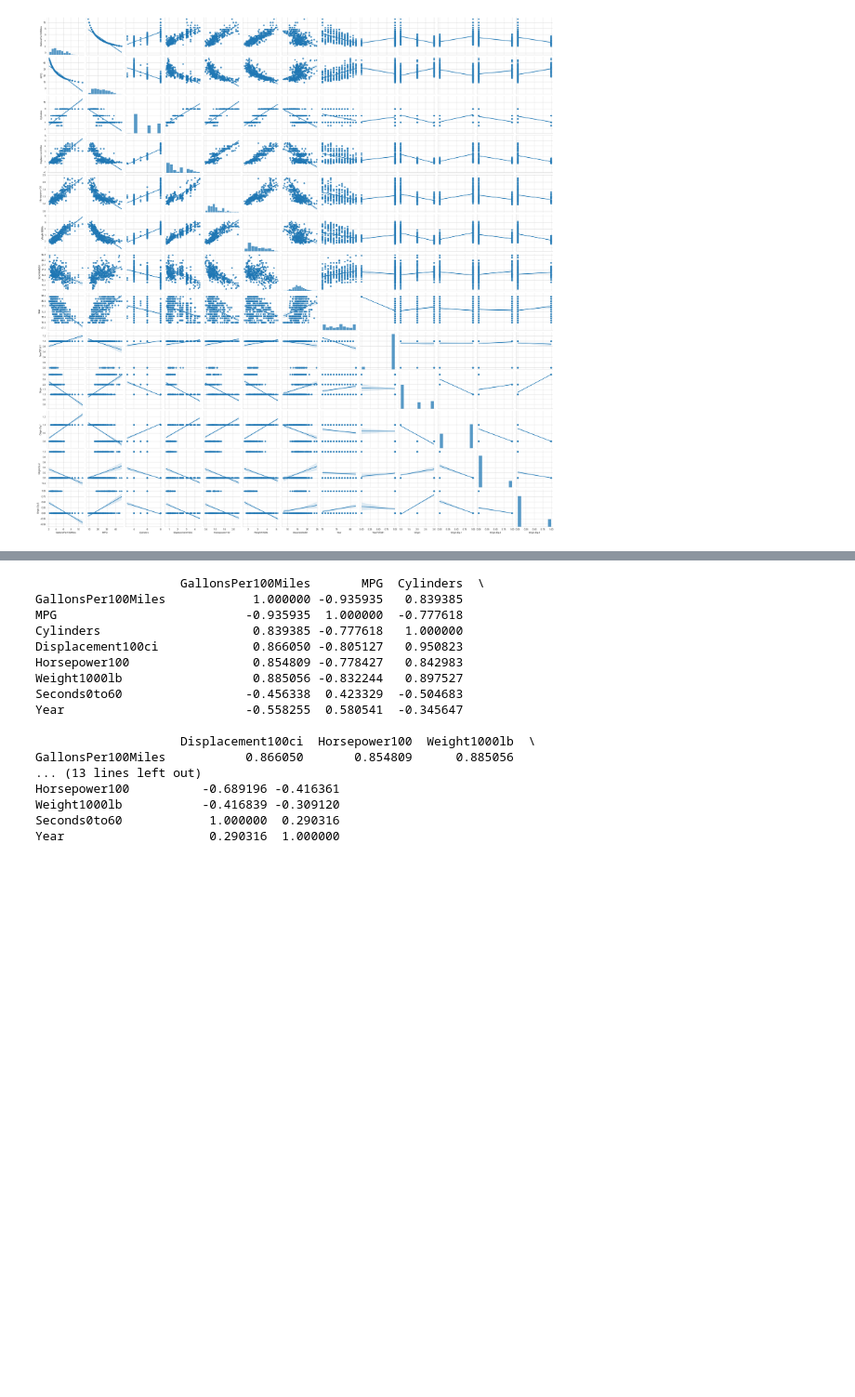
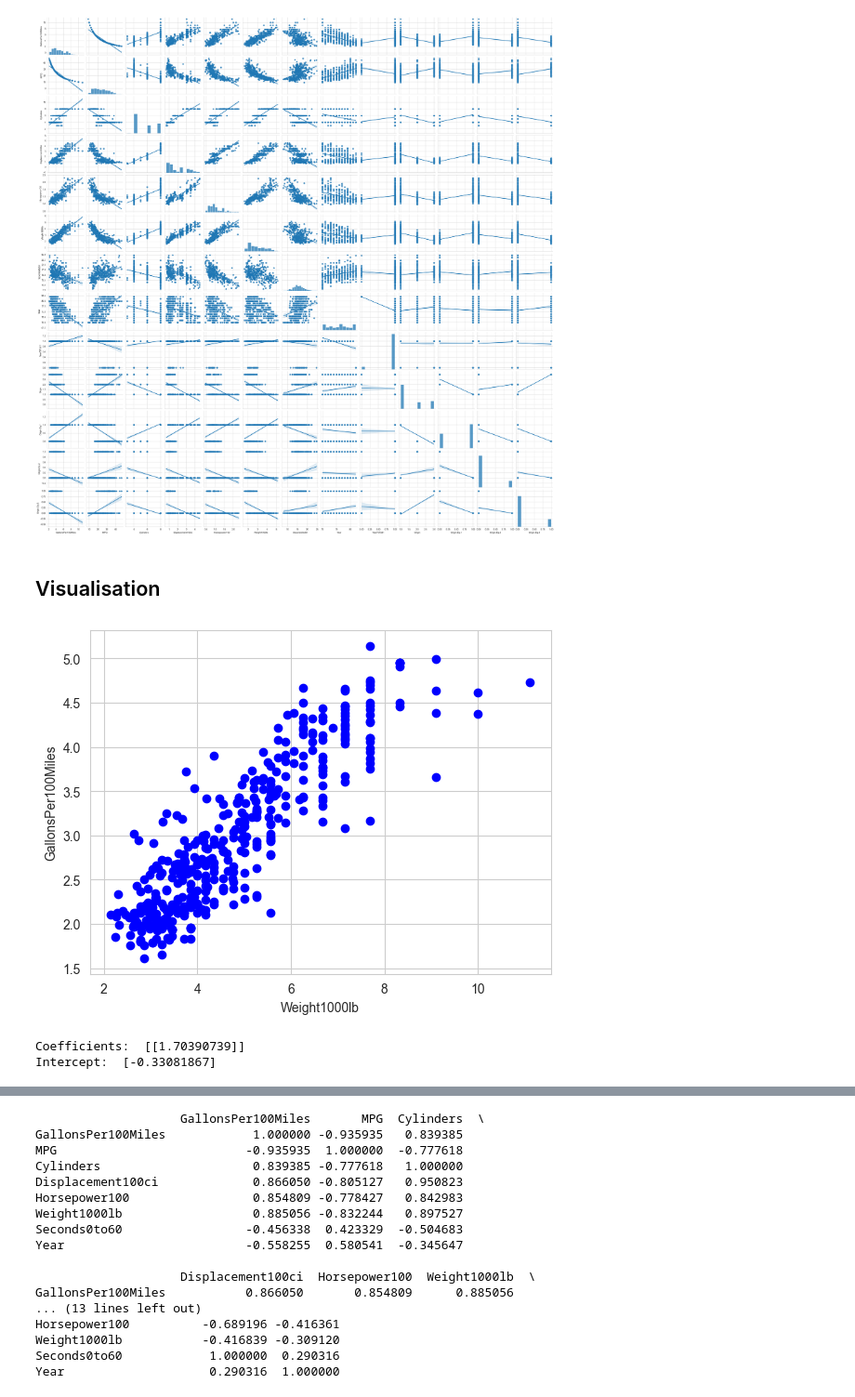
Before and after one commit to gibanator/assignment_3, a Jupyter notebook: lin_reg_gg.ipynb, the cells around one changed output, grey strips where cells are left out. Shown at 93% size. Cells and saved outputs as stored; diff of their text form; code cells hidden in the pictures; blank space fills up the shorter version.

Commit message:
graphs for Andrei

```diff
--- a/lin_reg_gg.ipynb
+++ b/lin_reg_gg.ipynb
@@ -117,3 +117,12 @@ sns.pairplot(df, kind='reg')
 # %% [output]
 <seaborn.axisgrid.PairGrid at 0x...>
 [figure]
+# %% [markdown]
+## Visualisation
+# %%
+plt.scatter(df.GallonsPer100Miles, df.Weight1000lb, color = 'blue')
+plt.xlabel("Weight1000lb")
+plt.ylabel("GallonsPer100Miles")
+plt.show()
+# %% [output]
+[figure, added]
@@ -119,0 +133,11 @@ sns.pairplot(df, kind='reg')
+# %%
+from sklearn import linear_model
+regr = linear_model.LinearRegression()
+train_x = np.asanyarray(train[['Weight1000lb']])
+train_y = np.asanyarray(train[['GallonsPer100Miles']])
+regr.fit(train_x, train_y)
+print('Coefficients: ', regr.coef_)
+print('Intercept: ', regr.intercept_)
+# %% [output]
+Coefficients:  [[1.70390739]]
+Intercept:  [-0.33081867]
```
Also changed, not shown: parts of 2 cells of this notebook.
